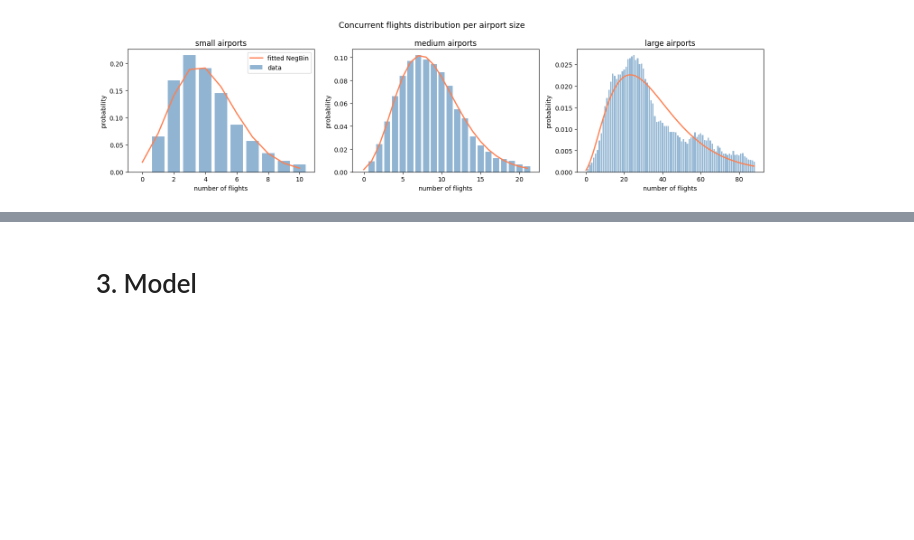
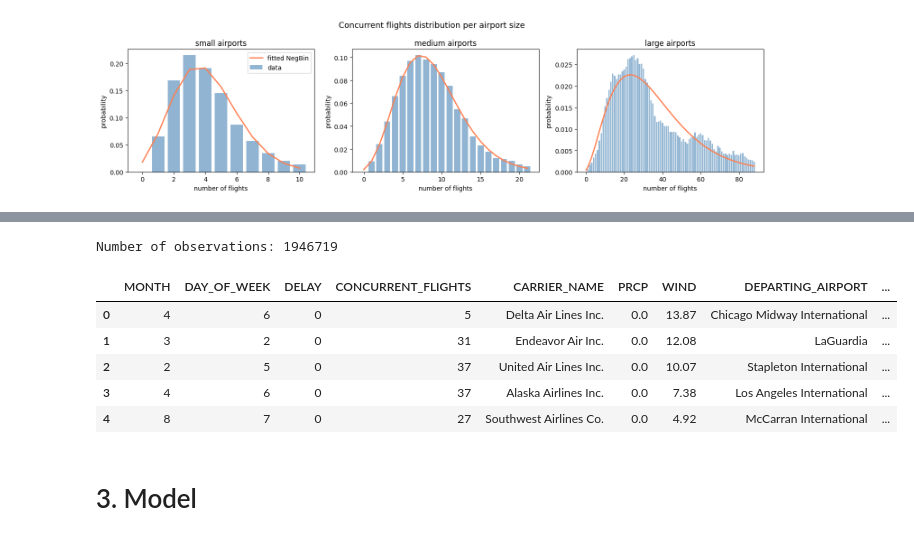
Before and after one commit to mariatmvendas/mbml_project, a Jupyter notebook: EDA.ipynb, the cells around one changed output, grey strips where cells are left out. Saved outputs shown, nothing was run; the diff lists cells and outputs as text; code cells hidden in the pictures; blank space fills up the shorter version.

```diff
--- a/EDA.ipynb
+++ b/EDA.ipynb
@@ -1231,0 +1243,4 @@ plt.show()
+# %%
+# Call upon the test data as well, to ensure it loads correctly and to peek at its structure.
+df_test=pd.read_csv("data/test.csv")
+df_test.head()
@@ -1232,3 +1255,17 @@ plt.show()
+# %%
+df_test = df_test[["MONTH", "DAY_OF_WEEK", "DEP_DEL15", "CONCURRENT_FLIGHTS", "CARRIER_NAME", "PRCP", "AWND", "DEPARTING_AIRPORT","DEP_TIME_BLK", "LATITUDE", "LONGITUDE"]]
+df_test = df_test.rename(columns={"DEP_DEL15": "DELAY", "AWND":"WIND"})
+df_test.to_csv("data/test_filter.csv", index=False)
+print(f"Number of observations: {len(df_test)}")
+df_test.head()
+# %% [output]
+Number of observations: 1946719
+|  | MONTH | DAY_OF_WEEK | DELAY | CONCURRENT_FLIGHTS | CARRIER_NAME | PRCP | WIND | DEPARTING_AIRPORT | ... |
+| 0 | 4 | 6 | 0 | 5 | Delta Air Lines Inc. | 0.0 | 13.87 | Chicago Midway International | ... |
+| 1 | 3 | 2 | 0 | 31 | Endeavor Air Inc. | 0.0 | 12.08 | LaGuardia | ... |
+| 2 | 2 | 5 | 0 | 37 | United Air Lines Inc. | 0.0 | 10.07 | Stapleton International | ... |
+| 3 | 4 | 6 | 0 | 37 | Alaska Airlines Inc. | 0.0 | 7.38 | Los Angeles International | ... |
+| 4 | 8 | 7 | 0 | 27 | Southwest Airlines Co. | 0.0 | 4.92 | McCarran International | ... |
 # %% [markdown]
 # 3. Model
 # %% [markdown]
```
Also changed, not shown: parts of 6 cells of this notebook, 1 other file.
